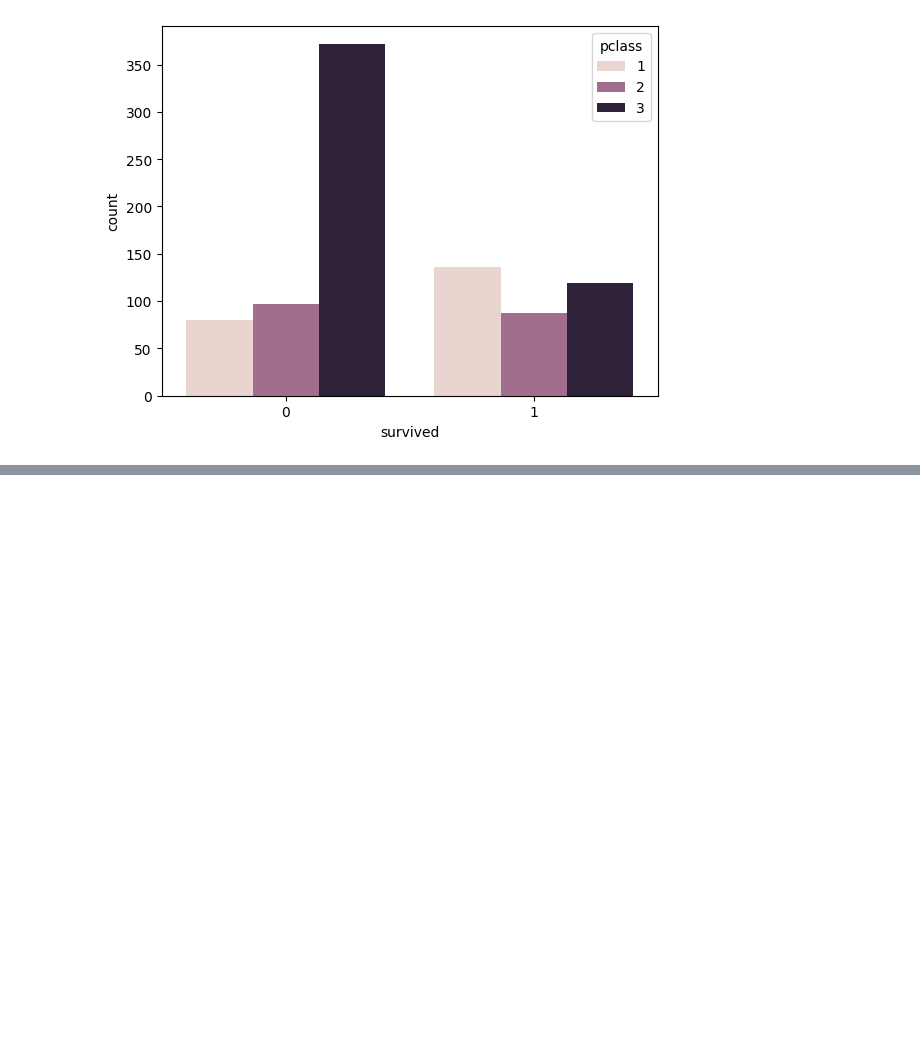
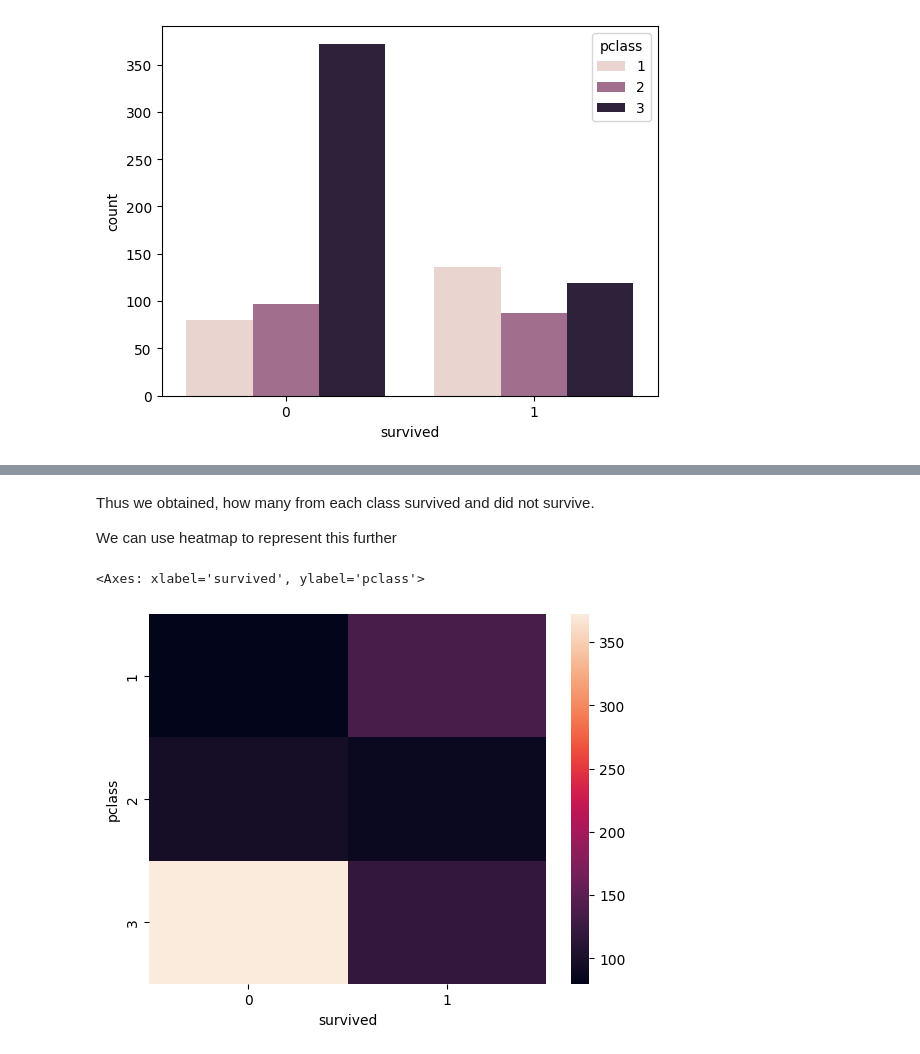
Before and after one commit to chriswilder3/NLP-Revision, a Jupyter notebook: EDA/EDA_Bi(Multi)_Variate_Analysis.ipynb, the cells around one changed output, grey strips where cells are left out. Drawn from its saved outputs; the diff is of its cells as text; code cells hidden in the pictures; blank space fills up the shorter version.

```diff
--- a/EDA/EDA_Bi(Multi)_Variate_Analysis.ipynb
+++ b/EDA/EDA_Bi(Multi)_Variate_Analysis.ipynb
@@ -244,0 +278,9 @@ sns.countplot(x='survived', hue='pclass', data=titanic)
+# %% [markdown]
+Thus we obtained, how many from each class survived and did not survive.
+
+We can use heatmap to represent this further
+# %%
+sns.heatmap(pd.crosstab( titanic["pclass"], titanic["survived"]),color= sns.color_palette("coolwarm"))
+# %% [output]
+<Axes: xlabel='survived', ylabel='pclass'>
+[figure, added]
```
Also changed, not shown: parts of 25 cells of this notebook.
